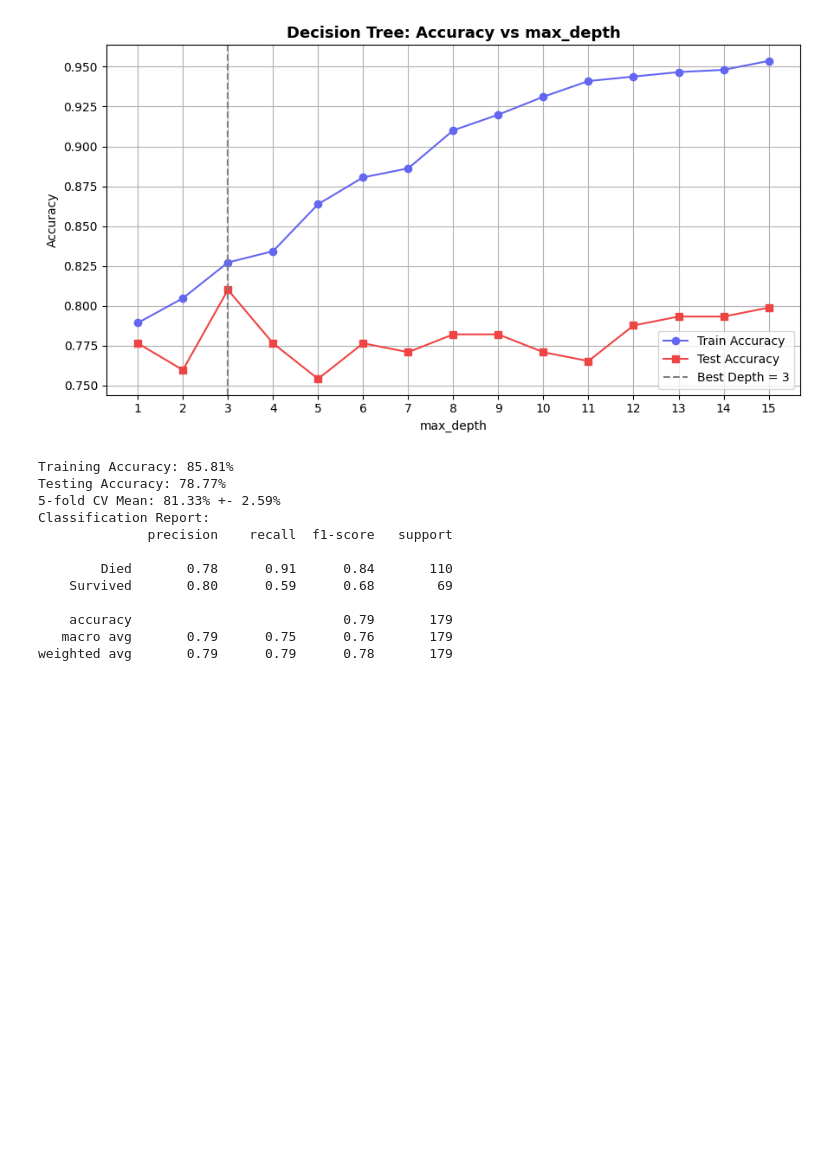
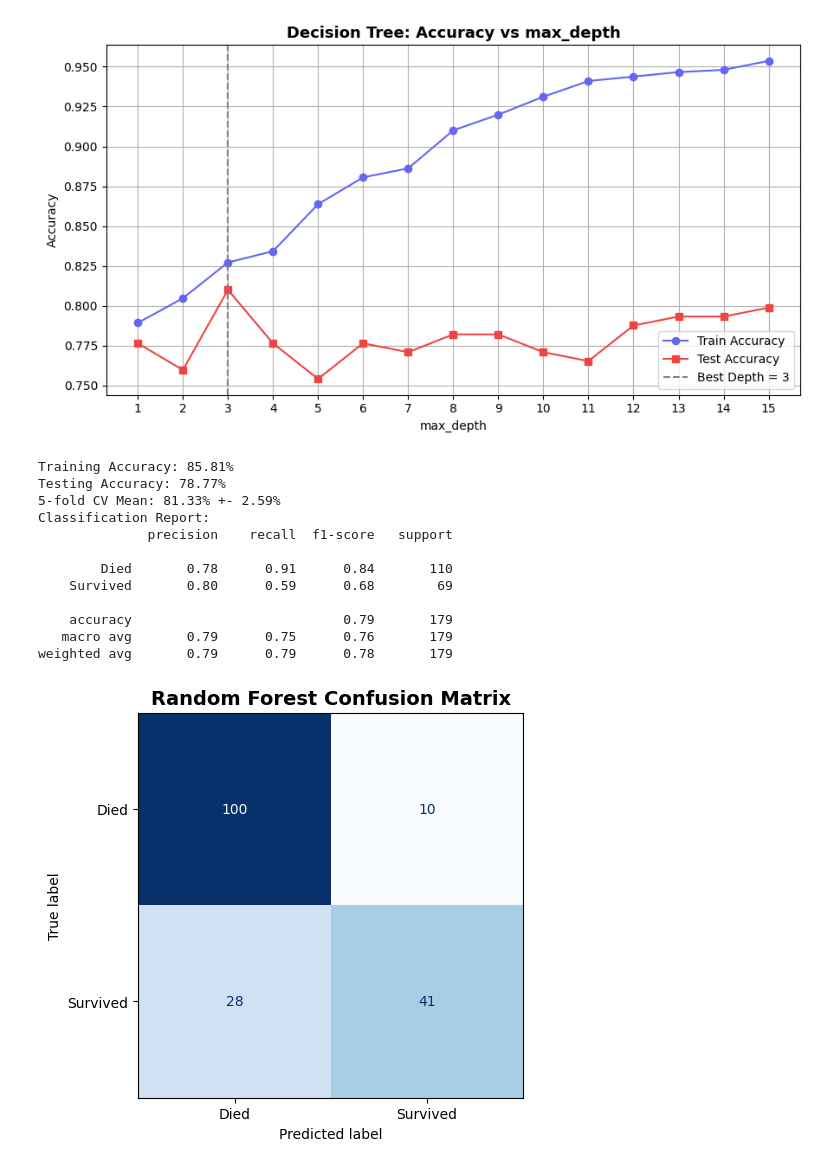
Before and after one commit to Pratham1845/Aiml-training, a Jupyter notebook: day18_decision_trees.ipynb, the cells around one changed output. Drawn from its saved outputs; the diff is of its cells as text; code cells hidden in the pictures; blank space fills up the shorter version.

```diff
--- a/day18_decision_trees.ipynb
+++ b/day18_decision_trees.ipynb
@@ -110,3 +110,14 @@ Classification Report:
     accuracy                           0.79       179
    macro avg       0.79      0.75      0.76       179
 weighted avg       0.79      0.79      0.78       179
+# %%
+#Plot the Randomm forest confusion matrix
+cm_rf=confusion_matrix(y_test,y_pred_rf)
+disp=ConfusionMatrixDisplay(confusion_matrix=cm_rf,display_labels=['Died','Survived'])
+fig,ax=plt.subplots(figsize=(6,5))
+disp.plot(cmap='Blues',ax=ax,colorbar=False)
+plt.title("Random Forest Confusion Matrix",fontsize=14,fontweight='bold')
+plt.grid(False)
+plt.show()
+# %% [output]
+[figure, added]
```
Also changed, not shown: parts of 2 cells of this notebook, 2 other files.
